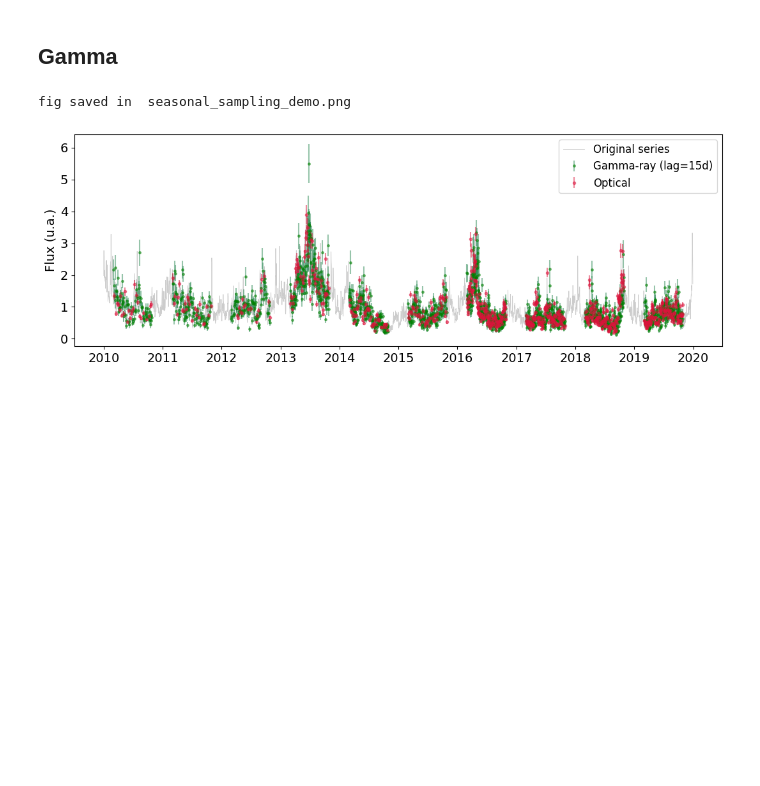
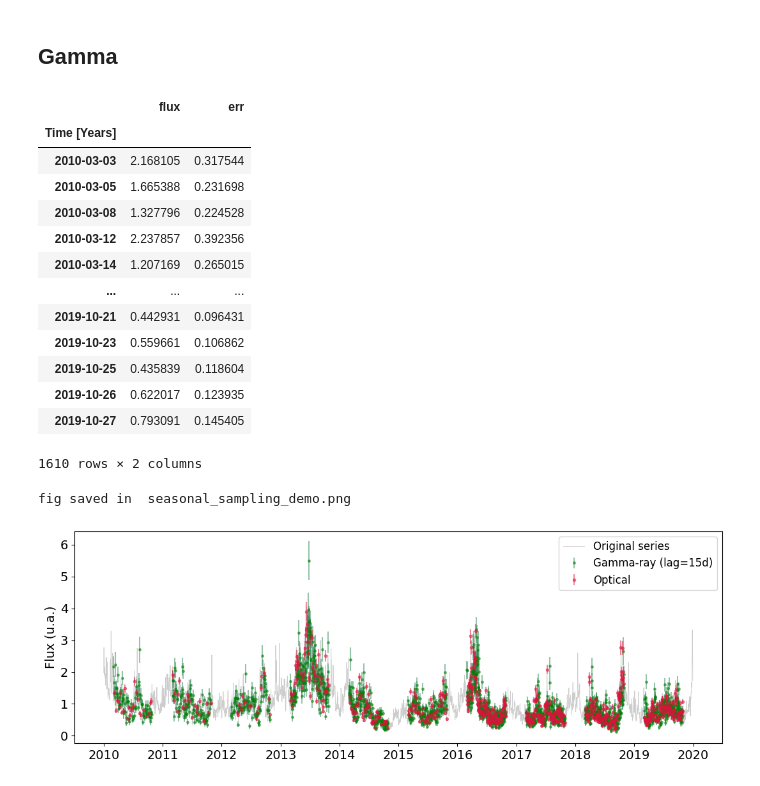
Before and after one commit to jecampagne/nufftcf, a Jupyter notebook: notebook/nufftcf_demo_ccf_Emmanoulopoulos.ipynb, the cells around one changed output. Cells and saved outputs as stored; diff of their text form; code cells hidden in the pictures; blank space fills up the shorter version.

```diff
--- a/notebook/nufftcf_demo_ccf_Emmanoulopoulos.ipynb
+++ b/notebook/nufftcf_demo_ccf_Emmanoulopoulos.ipynb
@@ -236,10 +253,26 @@ def get_gamma_serie(so):
 # %%
 # add a lag between the gamma LC and the optical LC
 lag_days = 15  # days
 so_shifted = apply_lag(so, lag_days=lag_days)
 s_gamma = get_gamma_serie(so_shifted)
 # add some noise
 df_gamma = add_measurement_noise(s_gamma, rel_err=0.15, abs_err_floor=0.05, seed=43)
+df_gamma
+# %% [output]
+|  | flux | err |
+| Time [Years] |  |  |
+| 2010-03-03 | 2.168105 | 0.317544 |
+| 2010-03-05 | 1.665388 | 0.231698 |
+| 2010-03-08 | 1.327796 | 0.224528 |
+| 2010-03-12 | 2.237857 | 0.392356 |
+| 2010-03-14 | 1.207169 | 0.265015 |
+| ... | ... | ... |
+| 2019-10-21 | 0.442931 | 0.096431 |
+| 2019-10-23 | 0.559661 | 0.106862 |
+| 2019-10-25 | 0.435839 | 0.118604 |
+| 2019-10-26 | 0.622017 | 0.123935 |
+| 2019-10-27 | 0.793091 | 0.145405 |
+1610 rows × 2 columns
 # %%
 fig, ax = plt.subplots(figsize=(11, 4))
 ax.plot(so.index, so.values, color="k", lw=0.6, label="Original series",alpha=0.2)
```
Also changed, not shown: parts of 7 cells of this notebook.
